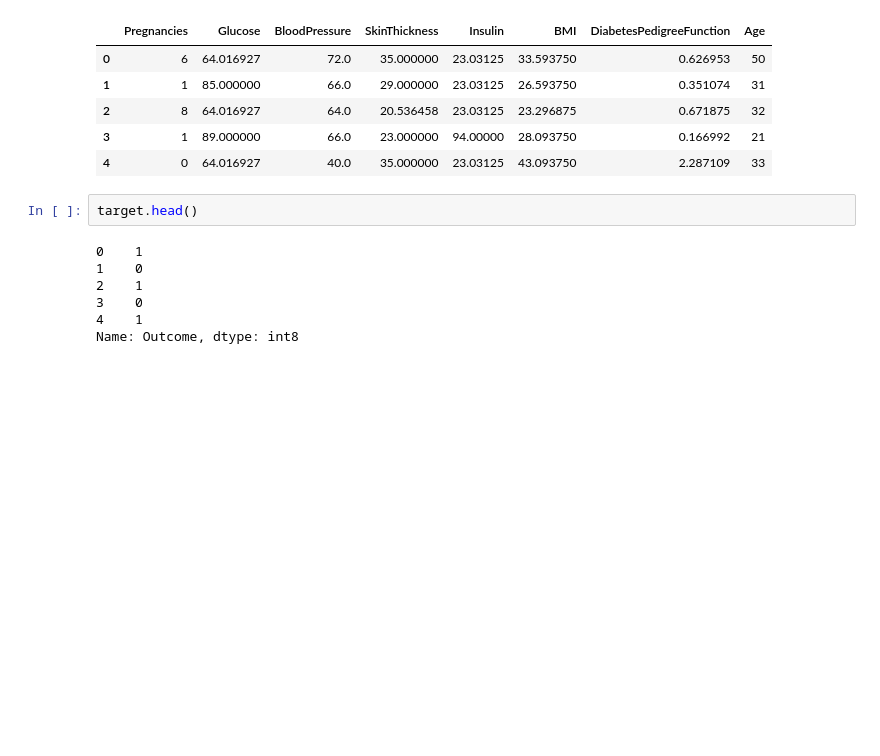
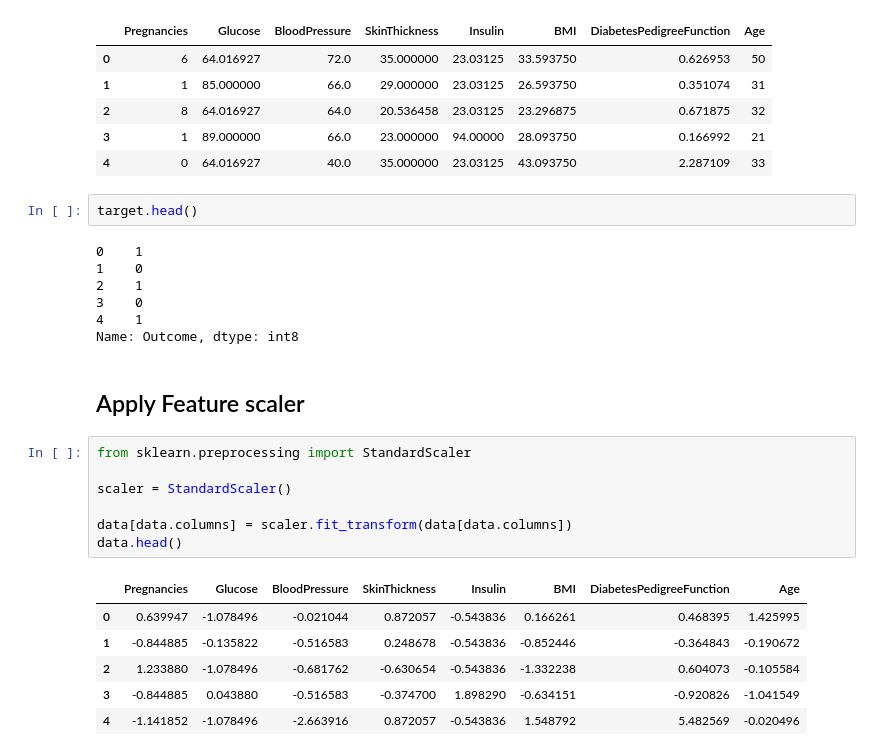
Before and after one commit to dajebbar/Diabetes-Classification, a Jupyter notebook: Dabetes_Classification.ipynb, the cells around one changed output. Drawn from its saved outputs; the diff is of its cells as text; blank space fills up the shorter version.

```diff
--- a/Dabetes_Classification.ipynb
+++ b/Dabetes_Classification.ipynb
@@ -353,3 +353,19 @@ target.head()
 3    0
 4    1
 Name: Outcome, dtype: int8
+# %% [markdown]
+## Apply Feature scaler
+# %%
+from sklearn.preprocessing import StandardScaler
+
+scaler = StandardScaler()
+
+data[data.columns] = scaler.fit_transform(data[data.columns])
+data.head()
+# %% [output]
+|  | Pregnancies | Glucose | BloodPressure | SkinThickness | Insulin | BMI | DiabetesPedigreeFunction | Age |
+| 0 | 0.639947 | -1.078496 | -0.021044 | 0.872057 | -0.543836 | 0.166261 | 0.468395 | 1.425995 |
+| 1 | -0.844885 | -0.135822 | -0.516583 | 0.248678 | -0.543836 | -0.852446 | -0.364843 | -0.190672 |
+| 2 | 1.233880 | -1.078496 | -0.681762 | -0.630654 | -0.543836 | -1.332238 | 0.604073 | -0.105584 |
+| 3 | -0.844885 | 0.043880 | -0.516583 | -0.374700 | 1.898290 | -0.634151 | -0.920826 | -1.041549 |
+| 4 | -1.141852 | -1.078496 | -2.663916 | 0.872057 | -0.543836 | 1.548792 | 5.482569 | -0.020496 |
```
